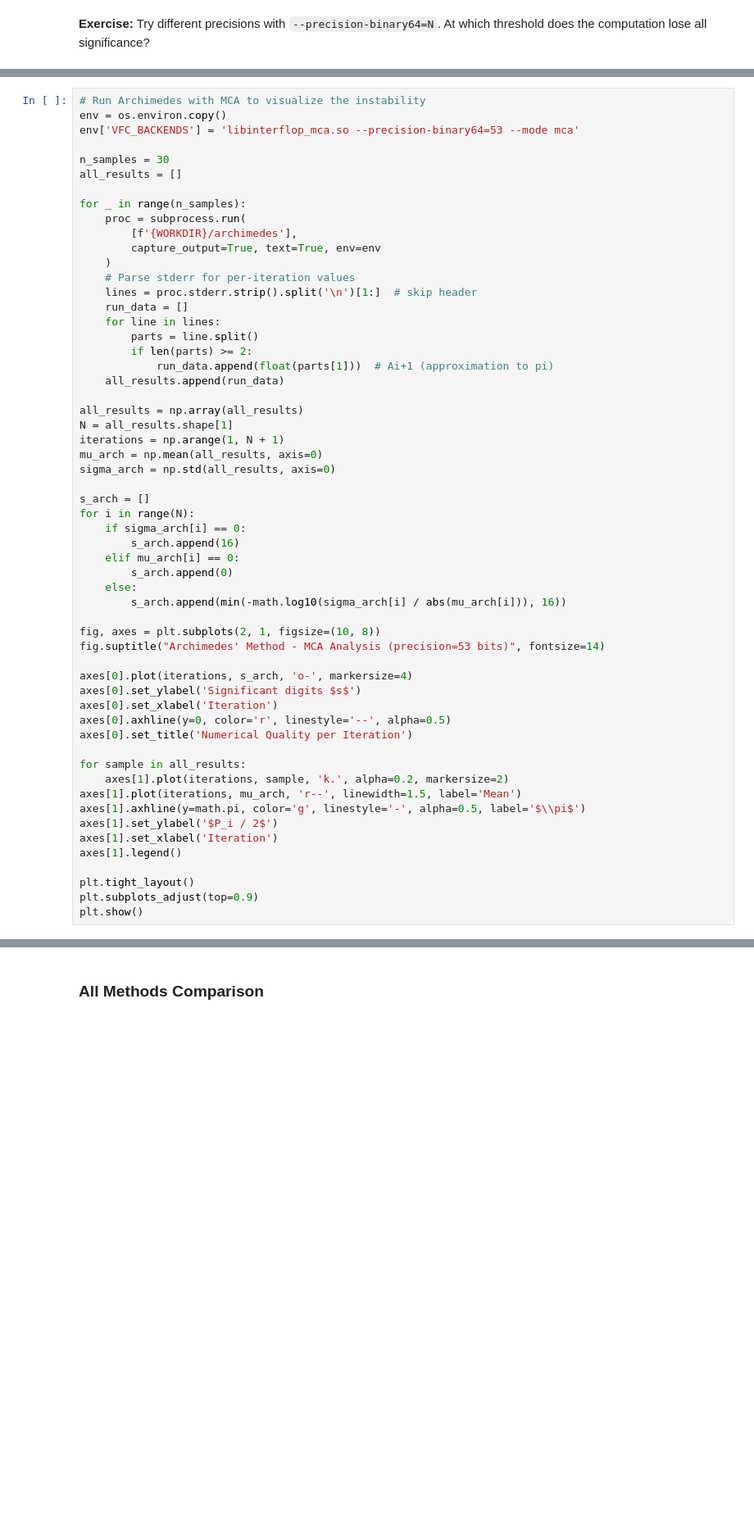
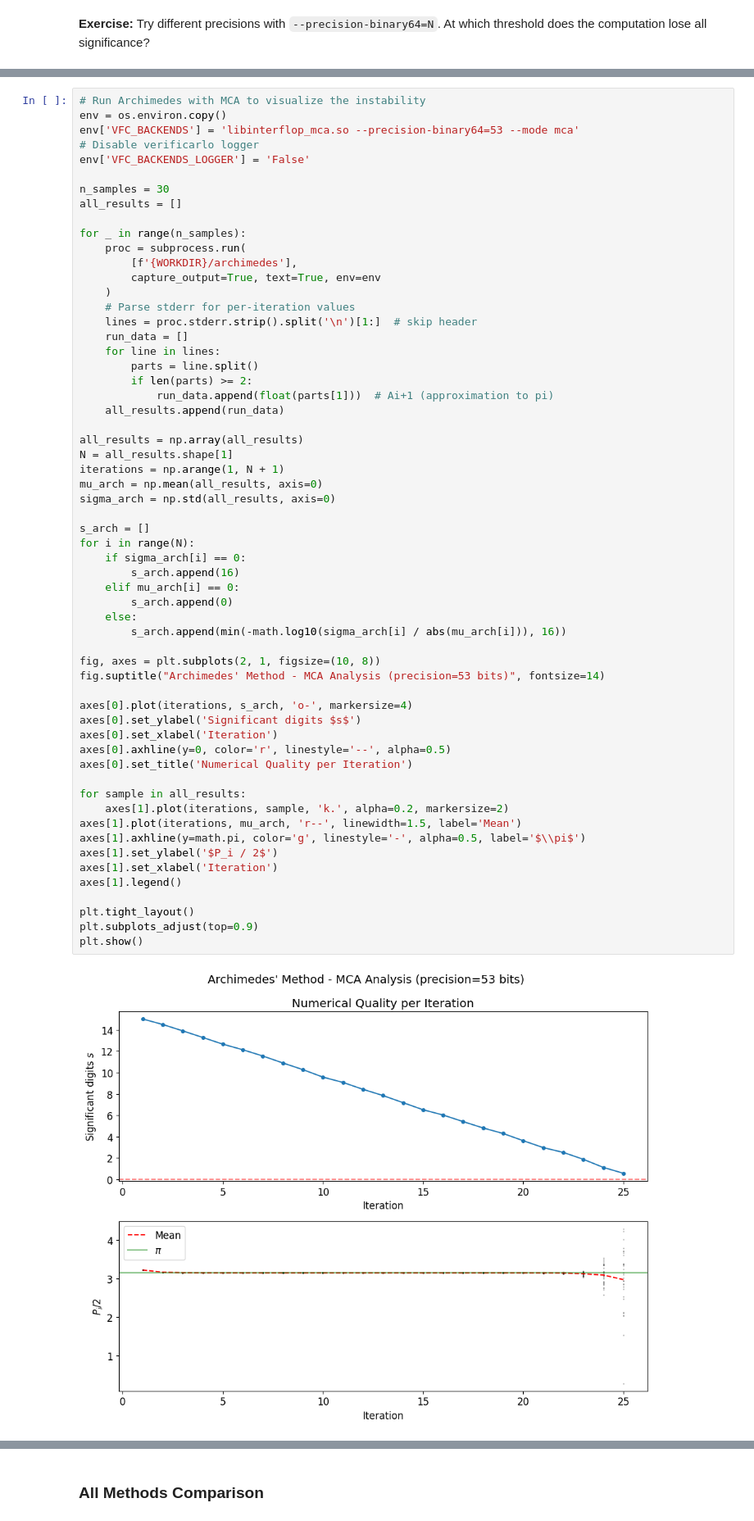
Before and after one commit to yohanchatelain/verificarlo_tutorial, a Jupyter notebook: tutorial.ipynb, the cells around one changed output, grey strips where cells are left out. Shown at 82% size. Drawn from its saved outputs; the diff is of its cells as text; blank space fills up the shorter version.

```diff
--- a/tutorial.ipynb
+++ b/tutorial.ipynb
@@ -576,6 +684,8 @@ VFC_BACKENDS="libinterflop_ieee.so" ./archimedes
 # Run Archimedes with MCA to visualize the instability
 env = os.environ.copy()
 env['VFC_BACKENDS'] = 'libinterflop_mca.so --precision-binary64=53 --mode mca'
+# Disable verificarlo logger
+env['VFC_BACKENDS_LOGGER'] = 'False'
 
 n_samples = 30
 all_results = []
@@ -602,33 +712,35 @@ sigma_arch = np.std(all_results, axis=0)
 
 s_arch = []
 for i in range(N):
     if sigma_arch[i] == 0:
         s_arch.append(16)
     elif mu_arch[i] == 0:
         s_arch.append(0)
     else:
         s_arch.append(min(-math.log10(sigma_arch[i] / abs(mu_arch[i])), 16))
 
 fig, axes = plt.subplots(2, 1, figsize=(10, 8))
 fig.suptitle("Archimedes' Method - MCA Analysis (precision=53 bits)", fontsize=14)
 
 axes[0].plot(iterations, s_arch, 'o-', markersize=4)
 axes[0].set_ylabel('Significant digits $s$')
 axes[0].set_xlabel('Iteration')
 axes[0].axhline(y=0, color='r', linestyle='--', alpha=0.5)
 axes[0].set_title('Numerical Quality per Iteration')
 
 for sample in all_results:
     axes[1].plot(iterations, sample, 'k.', alpha=0.2, markersize=2)
 axes[1].plot(iterations, mu_arch, 'r--', linewidth=1.5, label='Mean')
 axes[1].axhline(y=math.pi, color='g', linestyle='-', alpha=0.5, label='$\\pi$')
 axes[1].set_ylabel('$P_i / 2$')
 axes[1].set_xlabel('Iteration')
 axes[1].legend()
 
 plt.tight_layout()
 plt.subplots_adjust(top=0.9)
 plt.show()
+# %% [output]
+[figure, added]
 # %% [markdown]
 ### Understanding the Bug with Delta-Debug
 
```
Also changed, not shown: parts of 24 cells of this notebook.
